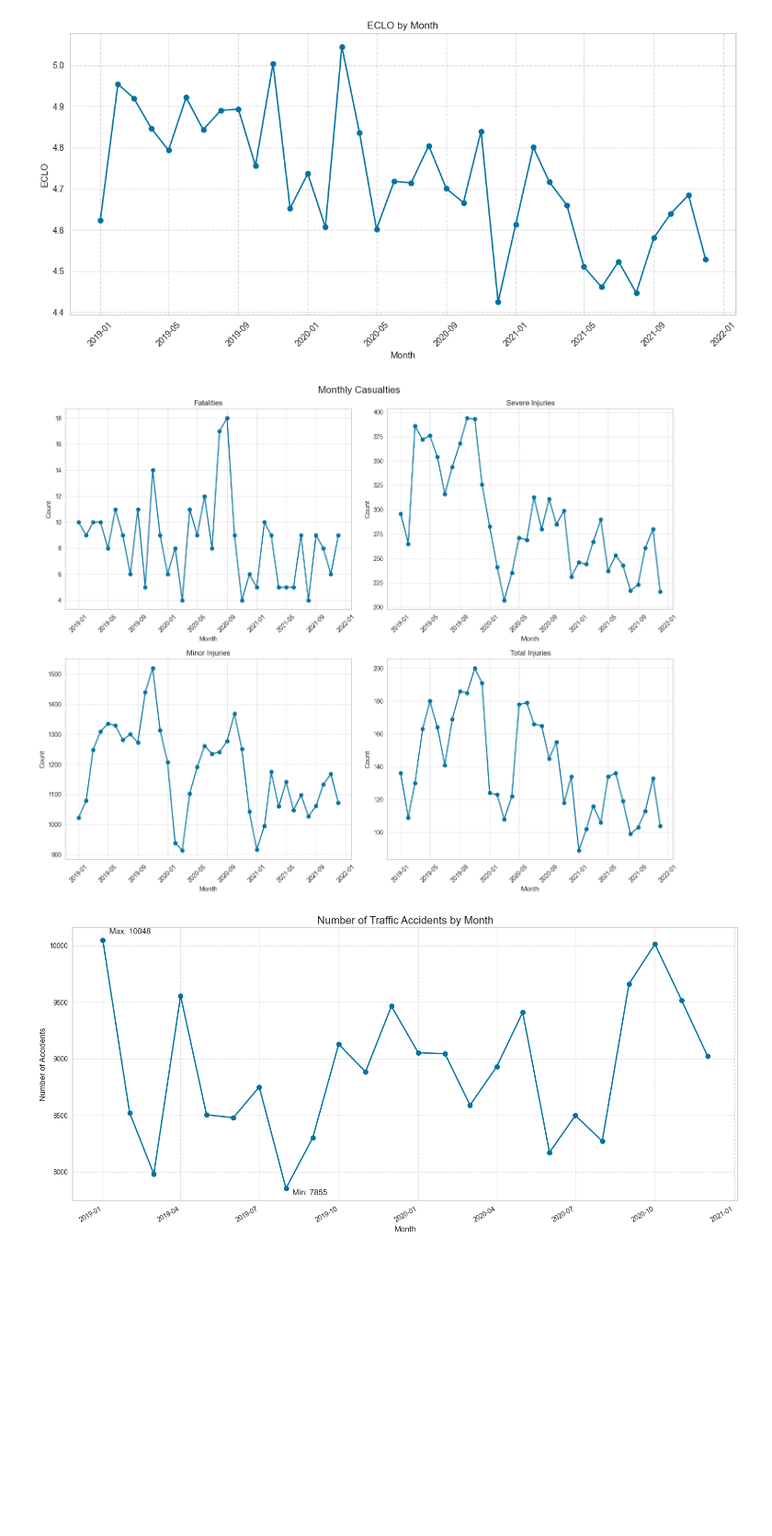
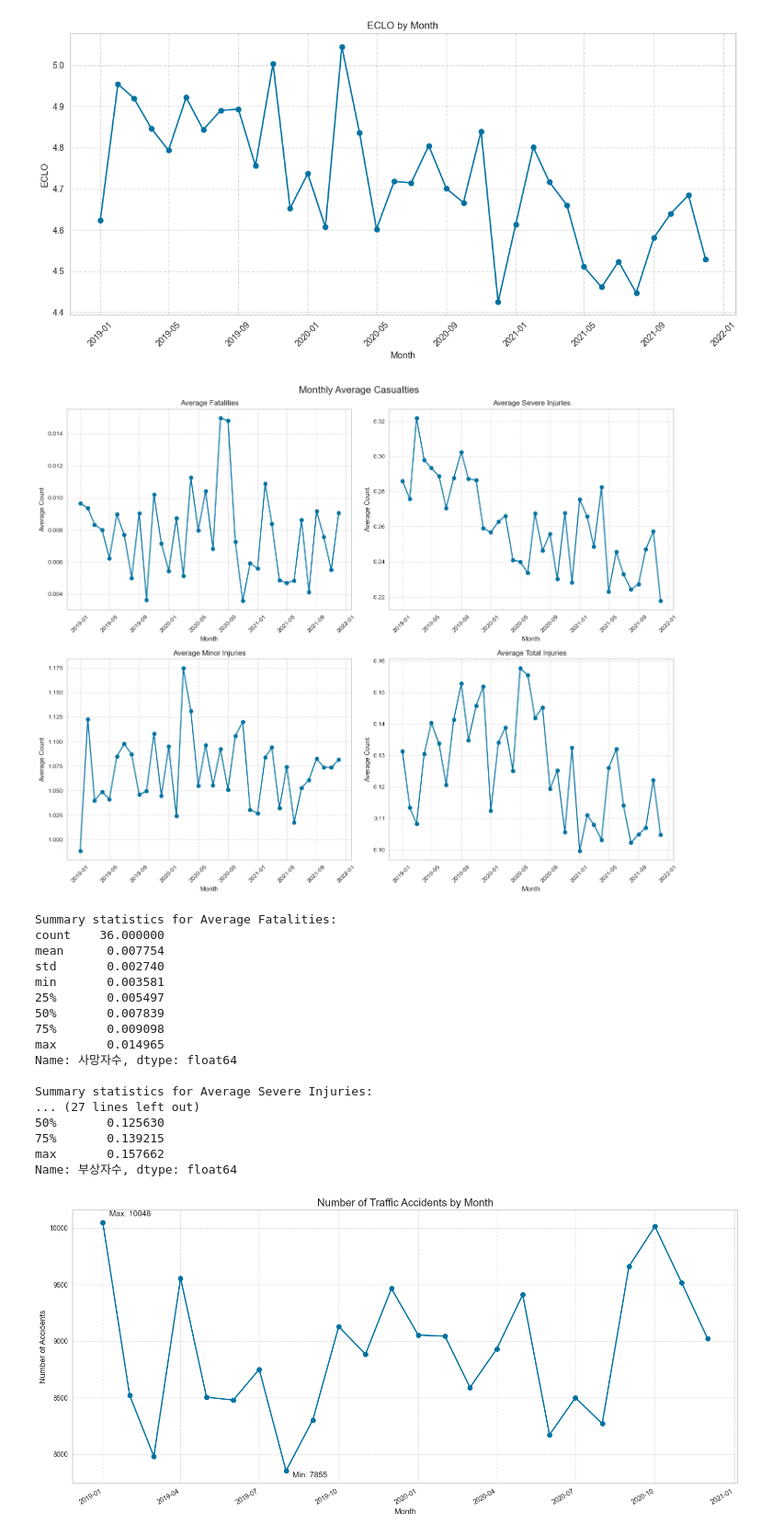
Before and after one commit to Boostcamp-AI-Tech-Recsys-team2/Prediction-of-Traffic-Accident-Victims-in-Daegu, a Jupyter notebook: EDA/EDA_geonhee.ipynb, the cells around one changed output. Shown at 92% size. Saved outputs shown, nothing was run; the diff lists cells and outputs as text; code cells hidden in the pictures; blank space fills up the shorter version.

```diff
--- a/EDA/EDA_geonhee.ipynb
+++ b/EDA/EDA_geonhee.ipynb
@@ -34,7 +32,7 @@ import optuna
 #automl
 from pycaret.regression import *
 # %%
-path = 'C:/Users/lhsuk/OneDrive - konkuk.ac.kr/바탕 화면/대구 교통사고/data'
+path = 'C:/Users/lhsuk/OneDrive - konkuk.ac.kr/바탕 화면/대구 교통사고/dataset'
 
 train = pd.read_csv(path + '/train.csv')
 test = pd.read_csv(path + '/test.csv')
@@ -93,59 +91,82 @@ import matplotlib.pyplot as plt
 import numpy as np
 from matplotlib.dates import DateFormatter
 
-# Sample data creation (replace this with your actual data loading)
+# Assuming 'train' is your DataFrame
 df = train
+
 # Convert '사고일시' to datetime if it's not already
 df['사고일시'] = pd.to_datetime(df['사고일시'])
 
 # Extract month and year
 df['month_year'] = df['사고일시'].dt.to_period('M')
 
-# Group by month and calculate the sum for each category
+# Group by month and calculate the mean for each category
 monthly_data = df.groupby('month_year').agg({
-    '사망자수': 'sum',
-    '중상자수': 'sum',
-    '경상자수': 'sum',
-    '부상자수': 'sum'
+    '사망자수': 'mean',
+    '중상자수': 'mean',
+    '경상자수': 'mean',
+    '부상자수': 'mean'
 }).reset_index()
 
 # Convert Period to datetime for plotting
 monthly_data['month_year'] = monthly_data['month_year'].dt.to_timestamp()
 
 # Create subplots
 fig, axs = plt.subplots(2, 2, figsize=(15, 12))
-fig.suptitle('Monthly Casualties', fontsize=16)
+fig.suptitle('Monthly Average Casualties', fontsize=16)
 
 # Flatten axs for easier iteration
 axs = axs.flatten()
 
 # Categories and their English translations
 categories = {
-    '사망자수': 'Fatalities',
-    '중상자수': 'Severe Injuries',
-    '경상자수': 'Minor Injuries',
-    '부상자수': 'Total Injuries'
+    '사망자수': 'Average Fatalities',
+    '중상자수': 'Average Severe Injuries',
+    '경상자수': 'Average Minor Injuries',
+    '부상자수': 'Average Total Injuries'
 }
 
 # Plot each category
 for i, (kor, eng) in enumerate(categories.items()):
     axs[i].plot(monthly_data['month_year'], monthly_data[kor], marker='o')
     axs[i].set_title(eng)
     axs[i].set_xlabel('Month')
-    axs[i].set_ylabel('Count')
+    axs[i].set_ylabel('Average Count')
     axs[i].grid(True, linestyle='--', alpha=0.7)
 
     # Rotate x-axis labels
     axs[i].tick_params(axis='x', rotation=45)
 
     # Format x-axis to show month and year
     axs[i].xaxis.set_major_formatter(DateFormatter('%Y-%m'))
 
 # Adjust layout and display the plot
 plt.tight_layout()
 plt.show()
+
+# Print summary statistics
+for category in categories.keys():
+    print(f"\nSummary statistics for {categories[category]}:")
+    print(monthly_data[category].describe())
 # %% [output]
-[figure, old version]
+[figure, new version]
+Summary statistics for Average Fatalities:
+count    36.000000
+mean      0.007754
+std       0.002740
+min       0.003581
+25%       0.005497
+50%       0.007839
+75%       0.009098
+max       0.014965
+Name: 사망자수, dtype: float64
+
+Summary statistics for Average Severe Injuries:
+... (27 lines left out)
+50%       0.125630
+75%       0.139215
+max       0.157662
+Name: 부상자수, dtype: float64
 # %%
 import pandas as pd
 import matplotlib.pyplot as plt
```
Also changed, not shown: parts of 15 cells of this notebook, 1 other file.
